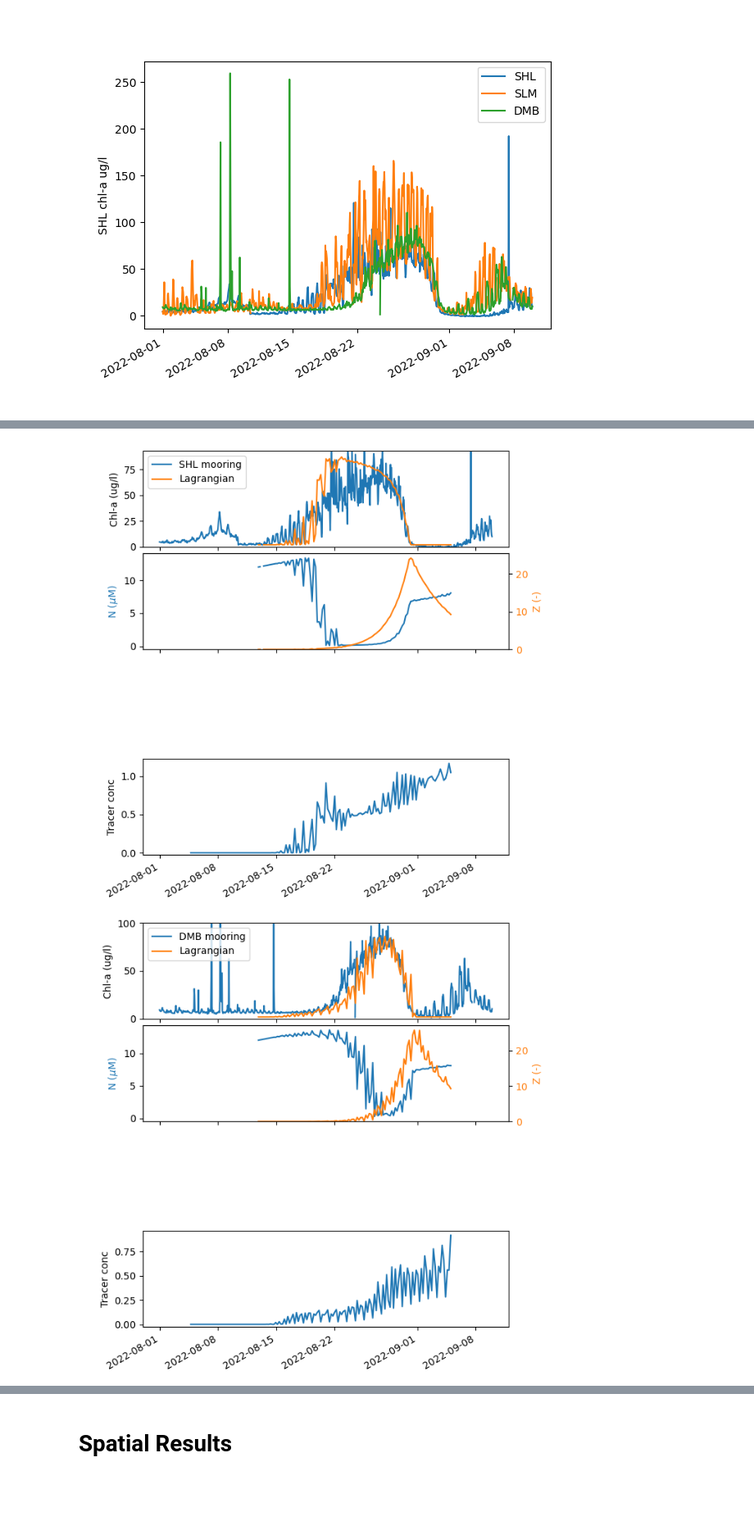
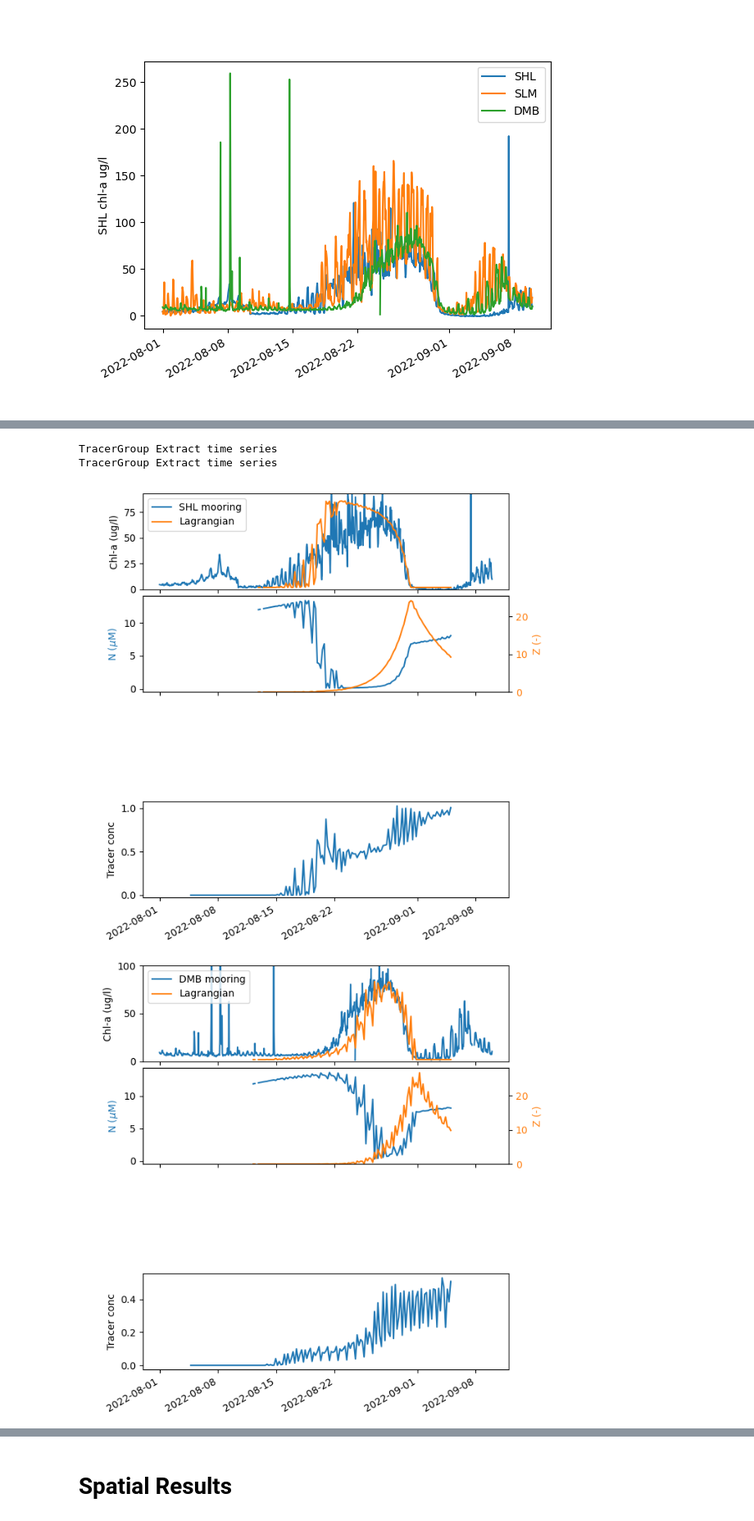
Before and after one commit to rustychris/wy2022_bloom, a Jupyter notebook: bloom_lagrangian_zoop_etal.ipynb, the cells around one changed output, grey strips where cells are left out. Shown at 82% size. Saved outputs shown, nothing was run; the diff lists cells and outputs as text; code cells hidden in the pictures; blank space fills up the shorter version.

```diff
--- a/bloom_lagrangian_zoop_etal.ipynb
+++ b/bloom_lagrangian_zoop_etal.ipynb
@@ -203,7 +192,7 @@ class FitLagrangianToMooring:
         self.df_inputs['tidx']=utils.nearest(self.group.ds.time.values, self.df_inputs.time.values, max_dx = np.timedelta64(1,'h'))
         self.df_inputs = self.df_inputs.loc[ self.df_inputs.tidx>=0, :].copy()
 
-        df_data = self.group.extract_timeseries(self.df_inputs.tidx.values, self.df_inputs.cell.values, layer=15)
+        df_data = self.group.extract_timeseries(self.df_inputs.tidx.values, self.df_inputs.cell.values, layer=self.layer)
         for col in df_data.columns:
             self.df_inputs[col] = df_data[col].values
         self.df_inputs['conc'] = self.df_inputs['conc'].clip(0.0)
@@ -466,10 +455,12 @@ class NPZIVModel(FitLagrangianToMooring):
 # %%
 # An okay fit without virus.
 params=dict(c0=6,I0=0, N_supplement=0.25, N0=10, kprod=1.5,Isat=5,
             Z_max_ration=2.1, Z0=0.0003)
 for df in [df_SHL,df_DMB]: #,df_DMB,df_SLM]:
-    tuner=NPZIVModel(group=tg,df_mooring=df, stride=5, params=params)
+    tuner=NPZIVModel(group=tg,df_mooring=df, stride=5, params=params, layer='mean')
     tuner.fig_last_eval_with_virus() ;
 # %% [output]
+TracerGroup Extract time series
+TracerGroup Extract time series
-[figure, old version]
+[figure, new version]
-[figure, old version]
+[figure, new version]
```
Also changed, not shown: parts of 12 cells of this notebook, 11 other files.
